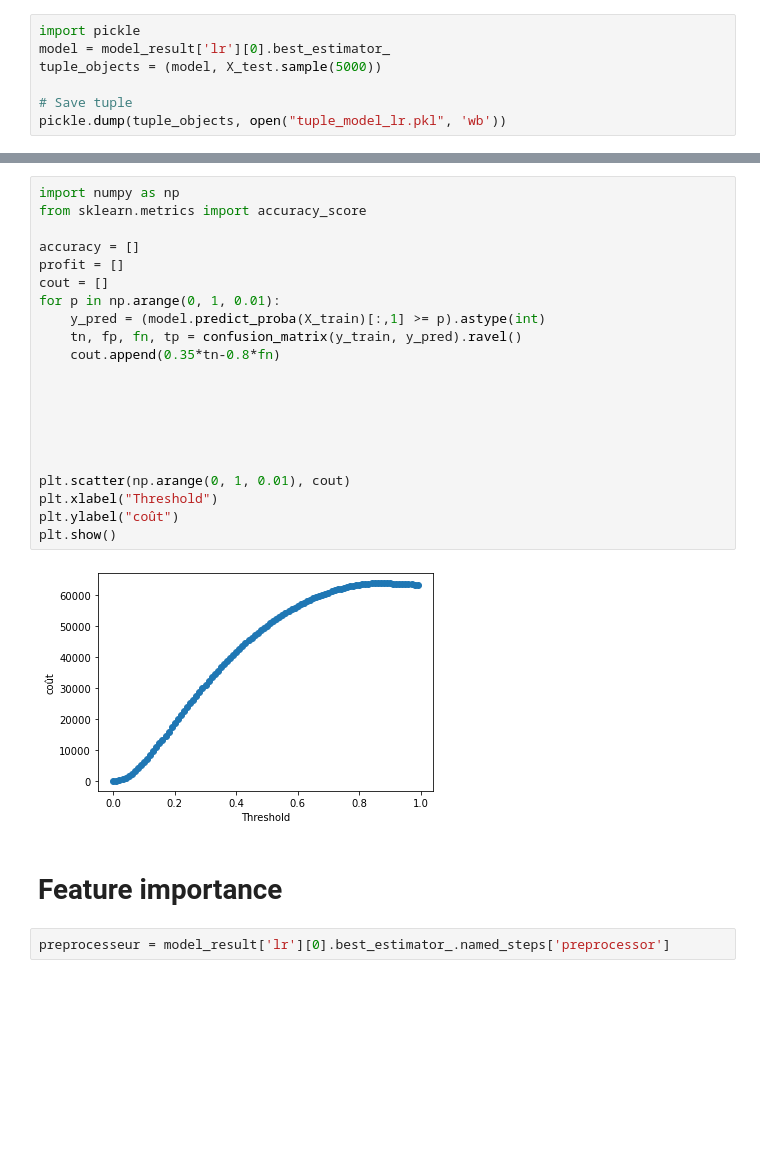
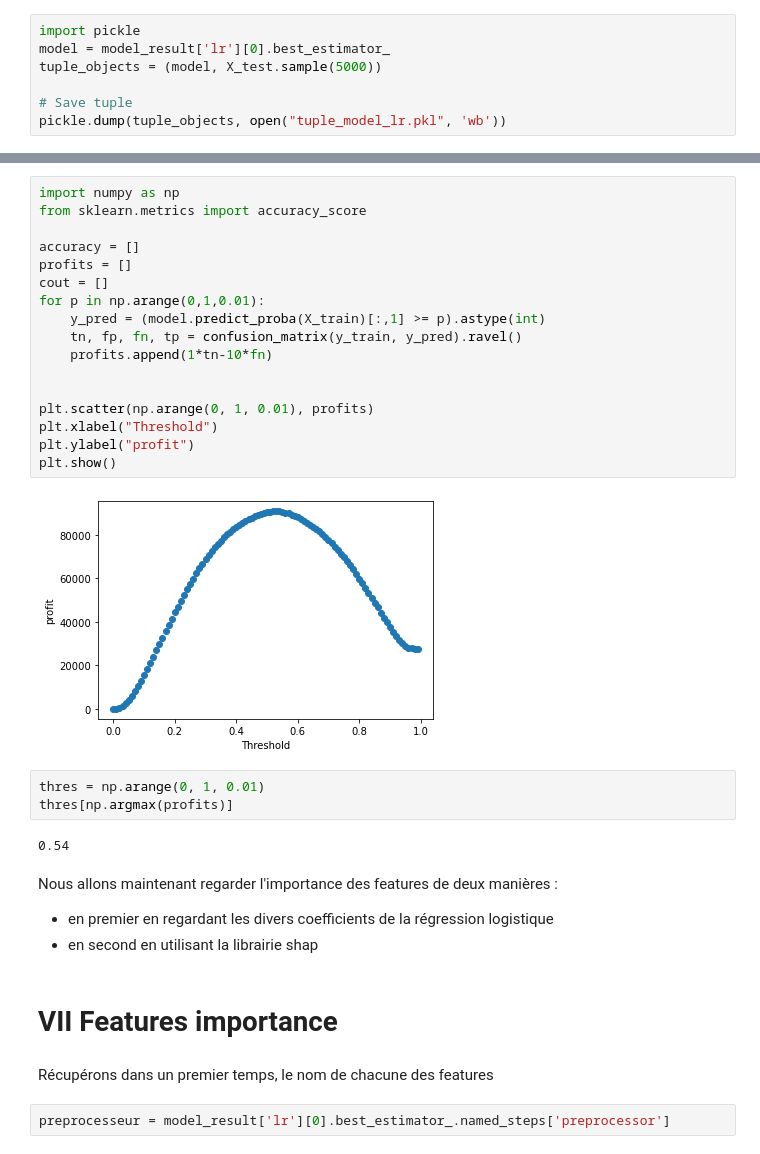
Before and after one commit to jocelyne-vet/projet-7-bis, a Jupyter notebook: P7_02_notebookModel - Bis.ipynb, the cells around one changed output, grey strips where cells are left out. Drawn from its saved outputs; the diff is of its cells as text; blank space fills up the shorter version.

```diff
--- a/P7_02_notebookModel - Bis.ipynb
+++ b/P7_02_notebookModel - Bis.ipynb
@@ -819,28 +788,35 @@ Nous obtenons donc le graphique suivant :
 # %%
 import numpy as np
 from sklearn.metrics import accuracy_score
 
 accuracy = []
-profit = []
+profits = []
 cout = []
-for p in np.arange(0, 1, 0.01):
+for p in np.arange(0,1,0.01):
     y_pred = (model.predict_proba(X_train)[:,1] >= p).astype(int)
     tn, fp, fn, tp = confusion_matrix(y_train, y_pred).ravel()
-    cout.append(0.35*tn-0.8*fn)
+    profits.append(1*tn-10*fn)
 
 
-
-
-
-
-plt.scatter(np.arange(0, 1, 0.01), cout)
+plt.scatter(np.arange(0, 1, 0.01), profits)
 plt.xlabel("Threshold")
-plt.ylabel("coût")
+plt.ylabel("profit")
 plt.show()
 # %% [output]
-[figure, old version]
+[figure, new version]
-# %% [markdown]
-# Feature importance
+# %%
+thres = np.arange(0, 1, 0.01)
+thres[np.argmax(profits)]
+# %% [output]
+0.54
+# %% [markdown]
+Nous allons maintenant regarder l'importance des features de deux manières :
+- en premier en regardant les divers coefficients de la régression logistique
+- en second en utilisant la librairie shap
+# %% [markdown]
+# VII Features importance<a name="section7"></a>
+# %% [markdown]
+Récupérons dans un premier temps, le nom de chacune des features
 # %%
 preprocesseur = model_result['lr'][0].best_estimator_.named_steps['preprocessor']
 # %%
```
Also changed, not shown: parts of 46 cells of this notebook, 8 other files.
